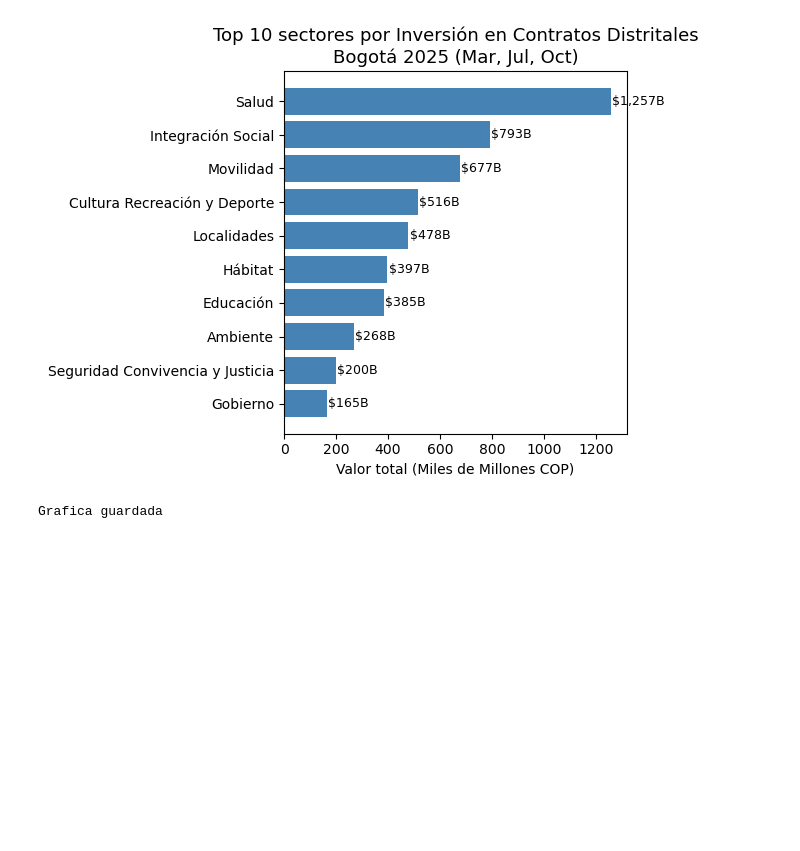
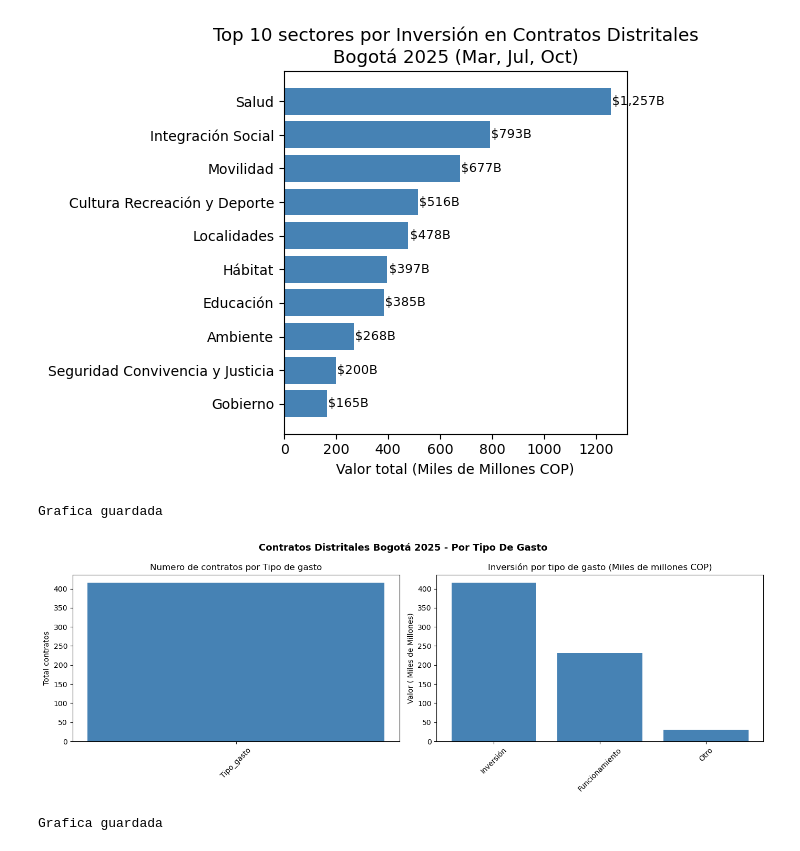
Before and after one commit to jforero-ds/Portafolio-data-science, a Jupyter notebook: proyecto-2-contratos-distritales-bogota/02_Scripts/analisis_contratos.ipynb, the cells around one changed output. Cells and saved outputs as stored; diff of their text form; code cells hidden in the pictures; blank space fills up the shorter version.

Commit message:
actualizacion metadata analisis_contratos

```diff
--- a/proyecto-2-contratos-distritales-bogota/02_Scripts/analisis_contratos.ipynb
+++ b/proyecto-2-contratos-distritales-bogota/02_Scripts/analisis_contratos.ipynb
@@ -166,3 +166,35 @@ print("Grafica guardada")
 # %% [output]
 [figure]
 Grafica guardada
+# %%
+#Celda 8 - Contratos por tipo de gasto
+tipo_gasto = df.groupby('Tipo de gasto').agg(
+    Total_contratos = ('Tipo de gasto', 'count'),
+    Valor_total = ('Valor', 'sum')
+    ).reset_index()
+
+tipo_gasto['Valor_miles_millones'] = tipo_gasto['Valor_total'] / 1e9
+tipo_gasto = tipo_gasto.sort_values('Valor_miles_millones', ascending=False)
+
+fig, axes = plt.subplots(1,2, figsize=(14, 5))
+
+#Gráfica 1 - Por número de contratos
+axes[0].bar(['Tipo_gasto'], tipo_gasto['Total_contratos'], color = 'steelblue')
+axes[0].set_title('Numero de contratos por Tipo de gasto')
+axes[0].set_ylabel('Total contratos')
+axes[0].tick_params(axis='x', rotation = 45)
+
+#Gráfica - 2 Por valor
+axes[1].bar(tipo_gasto['Tipo de gasto'], tipo_gasto['Total_contratos'], color = 'steelblue')
+axes[1].set_title('Inversión por tipo de gasto (Miles de millones COP)')
+axes[1].set_ylabel('Valor ( Miles de Millones)')
+axes[1].tick_params(axis='x', rotation=45)
+
+plt.suptitle('Contratos Distritales Bogotá 2025 - Por Tipo De Gasto', fontsize=13, fontweight='bold')
+plt.tight_layout()
+plt.savefig(r'C:\Users\jason\OneDrive\Documentos\GitHub\Portafolio-data-science\proyecto-2-contratos-distritales-bogota\grafica_tipo_gasto.png', dpi=150)
+plt.show()
+print("Grafica guardada")
+# %% [output]
+[figure, added]
+Grafica guardada
```
Also changed, not shown: parts of 2 cells of this notebook.
